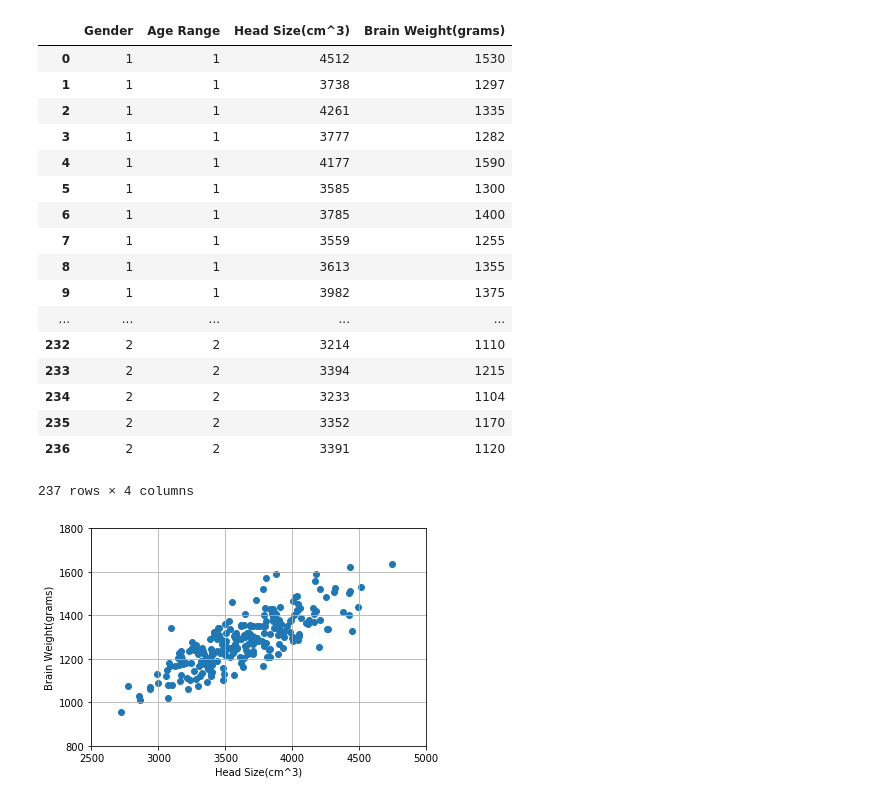
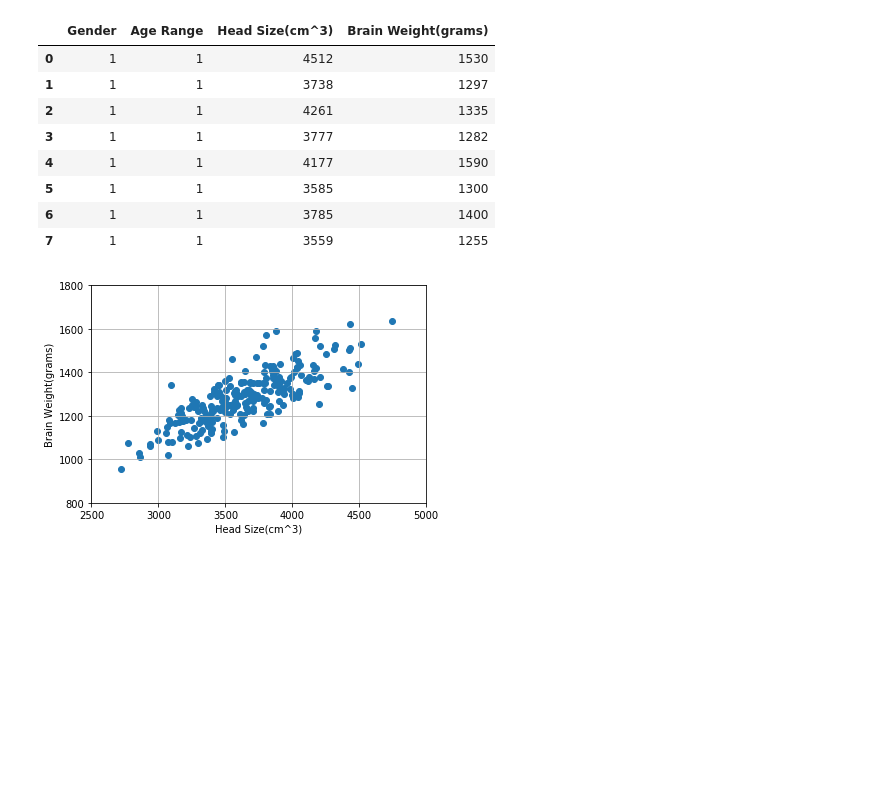
Before and after one commit to hufsbme/T03108701, a Jupyter notebook: ch4/ch4_01_least_squares.ipynb, the cells around one changed output. Cells and saved outputs as stored; diff of their text form; code cells hidden in the pictures; blank space fills up the shorter version.

```diff
--- a/ch4/ch4_01_least_squares.ipynb
+++ b/ch4/ch4_01_least_squares.ipynb
@@ -4,27 +4,18 @@ import matplotlib.pyplot as plt
 # %%
 import pandas as pd
 # %%
-data = pd.read_csv('https://github.com/hufsbme/T03108701/blob/master/ch4/headbrain.csv')
-data
+data = pd.read_csv('https://raw.githubusercontent.com/hufsbme/T03108701/master/ch4/headbrain.csv')
+data[:8]
 # %% [output]
 |  | Gender | Age Range | Head Size(cm^3) | Brain Weight(grams) |
 | 0 | 1 | 1 | 4512 | 1530 |
 | 1 | 1 | 1 | 3738 | 1297 |
 | 2 | 1 | 1 | 4261 | 1335 |
 | 3 | 1 | 1 | 3777 | 1282 |
 | 4 | 1 | 1 | 4177 | 1590 |
 | 5 | 1 | 1 | 3585 | 1300 |
 | 6 | 1 | 1 | 3785 | 1400 |
 | 7 | 1 | 1 | 3559 | 1255 |
-| 8 | 1 | 1 | 3613 | 1355 |
-| 9 | 1 | 1 | 3982 | 1375 |
-| ... | ... | ... | ... | ... |
-| 232 | 2 | 2 | 3214 | 1110 |
-| 233 | 2 | 2 | 3394 | 1215 |
-| 234 | 2 | 2 | 3233 | 1104 |
-| 235 | 2 | 2 | 3352 | 1170 |
-| 236 | 2 | 2 | 3391 | 1120 |
-237 rows × 4 columns
 # %%
 plt.scatter(data.iloc[:,2],data.iloc[:,3])
 plt.xlabel(data.columns[2])
```
Also changed, not shown: parts of 3 cells of this notebook.
